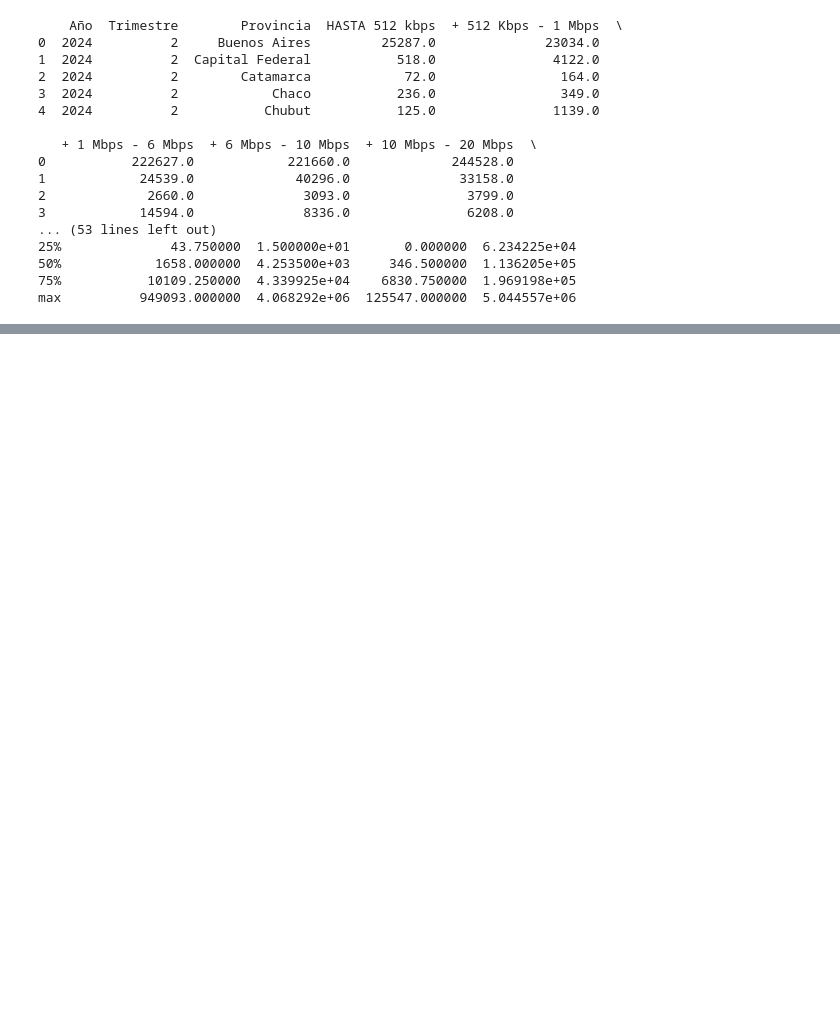
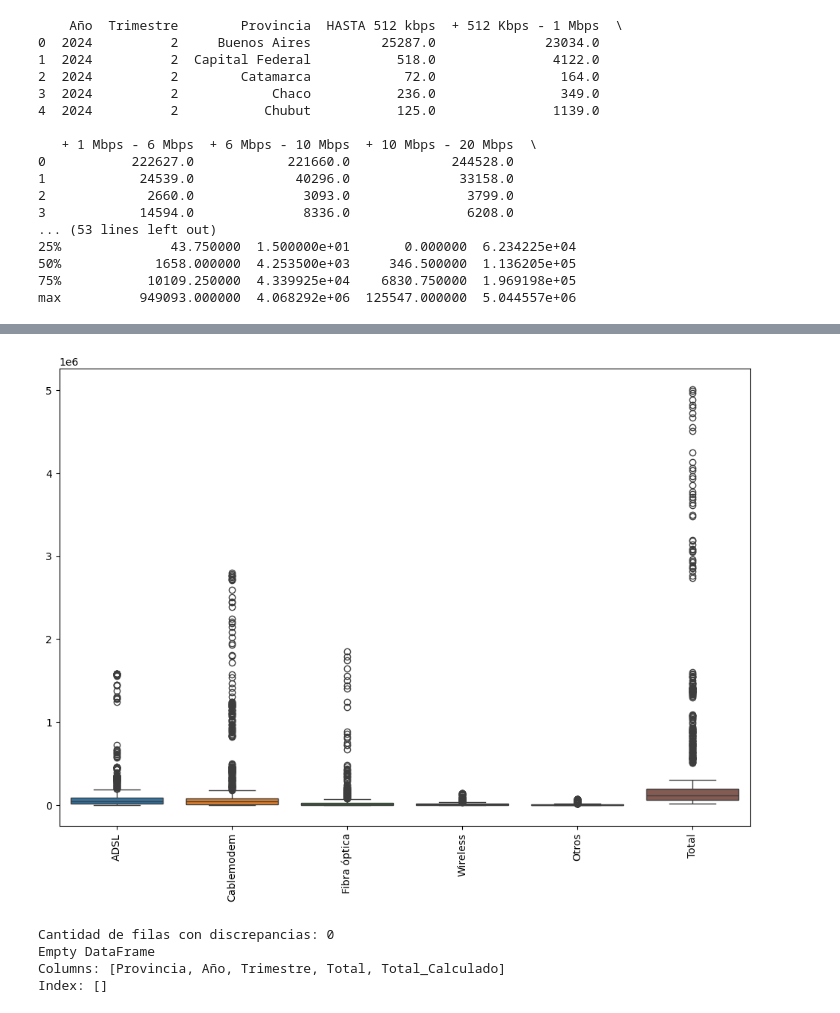
Before and after one commit to Leonela-Brac/Telecomunicaciones, a Jupyter notebook: Notebooks/ETL.ipynb, the cells around one changed output, grey strips where cells are left out. Drawn from its saved outputs; the diff is of its cells as text; code cells hidden in the pictures; blank space fills up the shorter version.

```diff
--- a/Notebooks/ETL.ipynb
+++ b/Notebooks/ETL.ipynb
@@ -154,0 +279,9 @@ max          949093.000000  4.068292e+06  125547.000000  5.044557e+06
+# %%
+
+df_accesos_tecnologia = pd.read_csv("C:/Users/rosad/OneDrive/Desktop/Leonela/DataAnalist/Telecomunicaciones/Notebooks/Principales/Internet_Accesos por tecnología.csv")
+
+# Ver primeras filas
+print(df_accesos_tecnologia.head())
+
+# Información general (tipos de datos, nulos, memoria usada)
+print(df_accesos_tecnologia.info())
@@ -154,0 +349,2 @@ max          949093.000000  4.068292e+06  125547.000000  5.044557e+06
+# %%
+df_accesos_tecnologia = df_accesos_tecnologia.dropna()
@@ -154,0 +373,11 @@ max          949093.000000  4.068292e+06  125547.000000  5.044557e+06
+# %%
+# Seleccionamos las columnas numéricas
+numerical_columns = ['ADSL', 'Cablemodem', 'Fibra óptica', 'Wireless', 'Otros', 'Total']
+
+# Crear boxplot para cada columna numérica
+plt.figure(figsize=(12, 8))
+sns.boxplot(data=df_accesos_tecnologia[numerical_columns])
+plt.xticks(rotation=90)
+plt.show()
+# %% [output]
+[figure, added]
@@ -154,0 +399,10 @@ max          949093.000000  4.068292e+06  125547.000000  5.044557e+06
+# %%
+
+# Mostrar cuántas discrepancias hay y las primeras filas con error
+print(f"Cantidad de filas con discrepancias: {len(df_discrepancias)}")
+print(df_discrepancias[["Provincia", "Año", "Trimestre", "Total", "Total_Calculado"]].head())
+# %% [output]
+Cantidad de filas con discrepancias: 0
+Empty DataFrame
+Columns: [Provincia, Año, Trimestre, Total, Total_Calculado]
+Index: []
```
Also changed, not shown: parts of 33 cells of this notebook, 12 other files.
